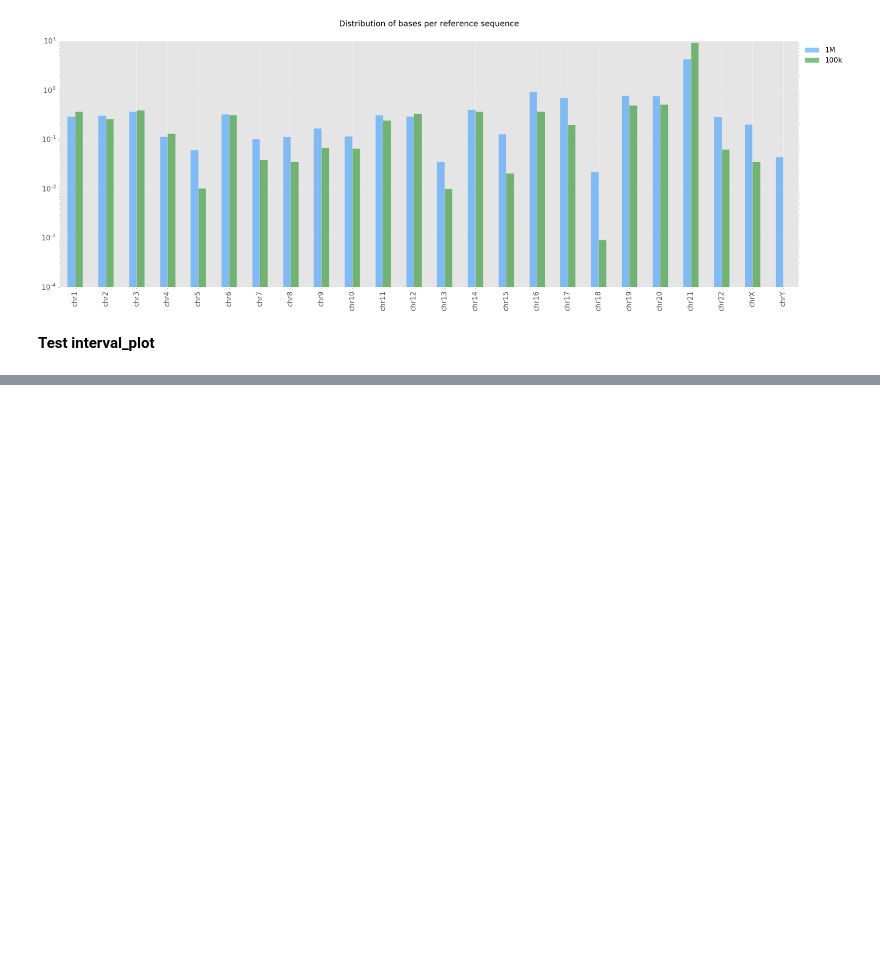
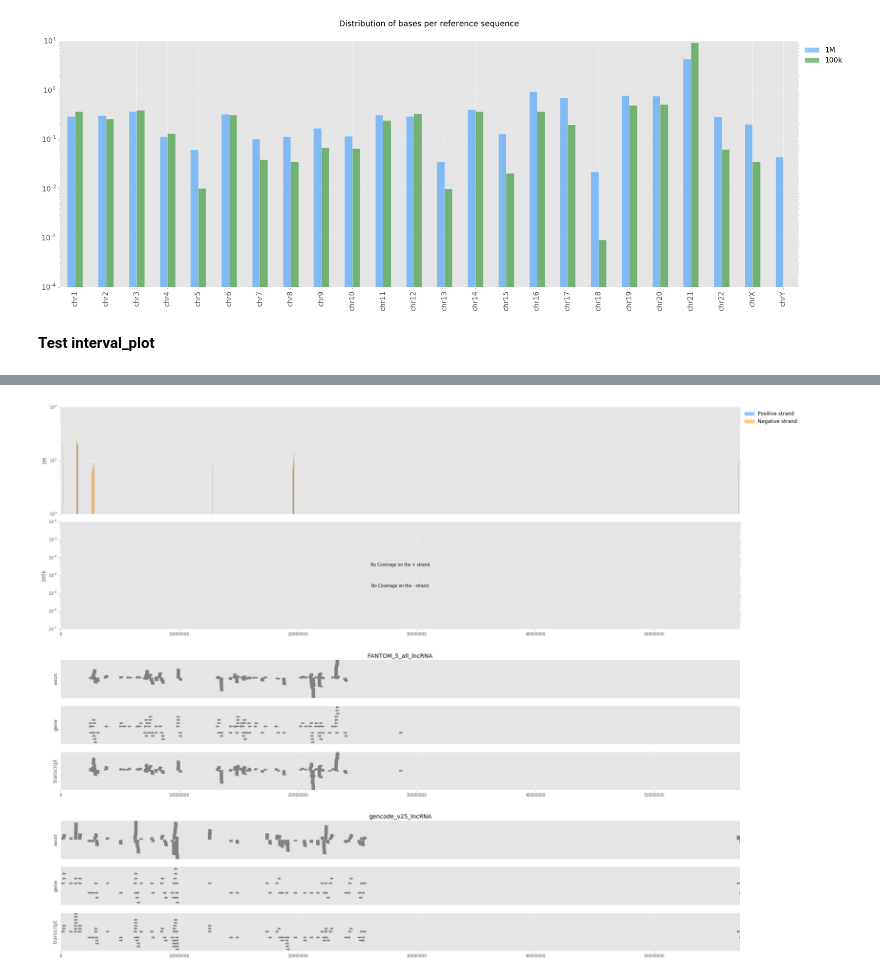
Before and after one commit to a-slide/JupyterGenoViewer, a Jupyter notebook: JGV/JGV_Test_Notebook.ipynb, the cells around one changed output, grey strips where cells are left out. Cells and saved outputs as stored; diff of their text form; code cells hidden in the pictures; blank space fills up the shorter version.

```diff
--- a/JGV/JGV_Test_Notebook.ipynb
+++ b/JGV/JGV_Test_Notebook.ipynb
@@ -1098 +1096,5 @@ j.interval_plot(refid="chrM")
+# %%
+j.interval_plot(refid="chrY")
+# %% [output]
+[figure, added]
 # %%
```
Also changed, not shown: parts of 5 cells of this notebook, 1 other file.
